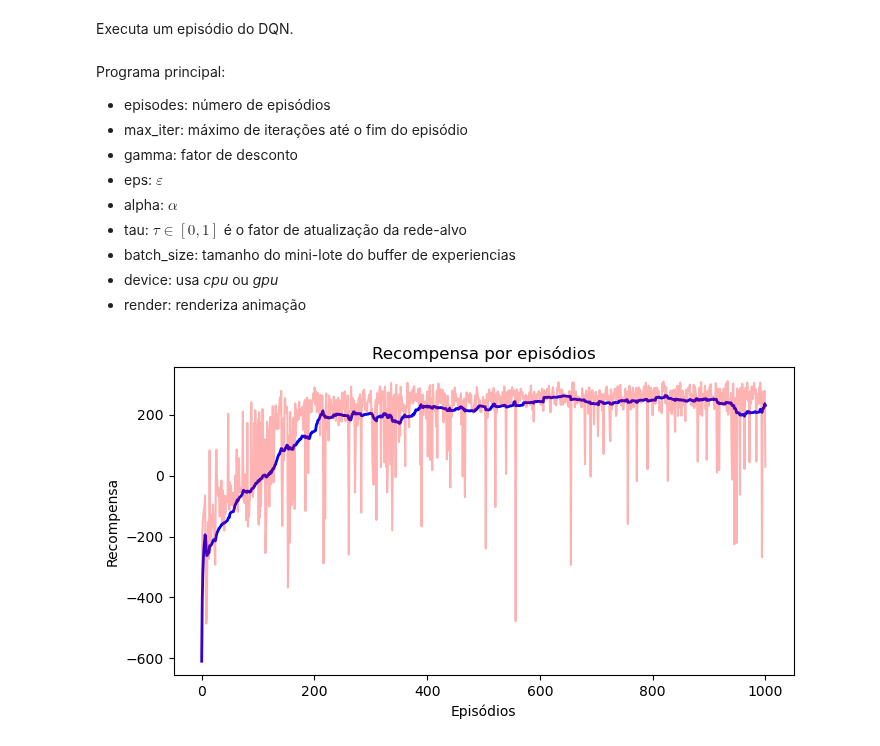
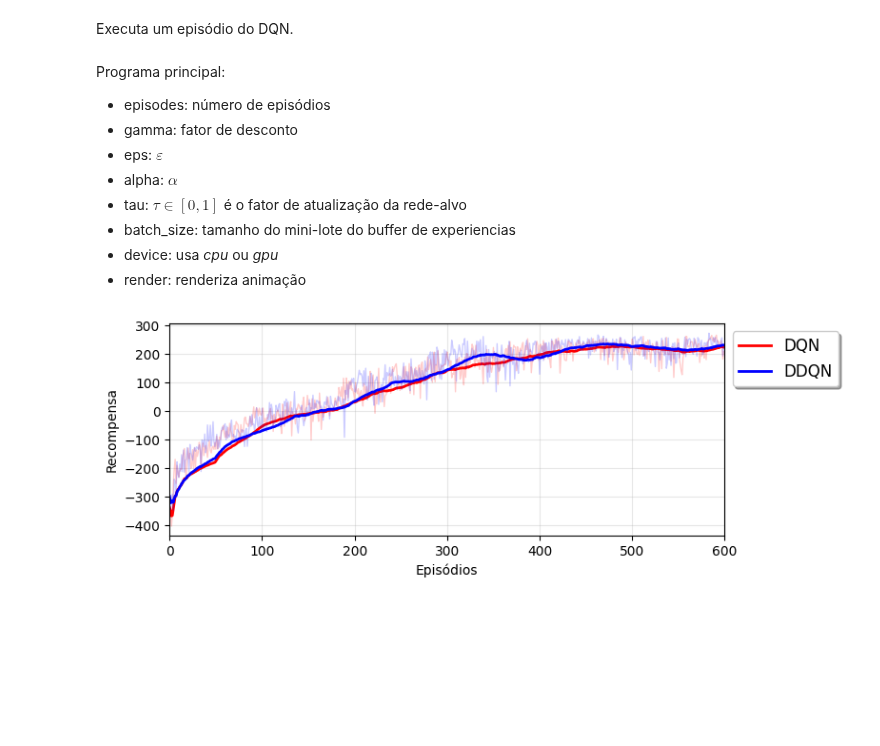
Before and after one commit to GTI-UFMG/IAR_codes, a Jupyter notebook: aula07/DQN_sondalunar.ipynb, the cells around one changed output. Drawn from its saved outputs; the diff is of its cells as text; code cells hidden in the pictures; blank space fills up the shorter version.

````diff
--- a/aula07/DQN_sondalunar.ipynb
+++ b/aula07/DQN_sondalunar.ipynb
@@ -47,10 +49,7 @@ O episódio termina se:
 # %% [markdown]
 Importando bibliotecas.
 # %%
-try:
-    import gymnasium as gym
-except:
-    import gym
+import gymnasium as gym
 import numpy as np
 import random
 import torch
@@ -60,7 +59,6 @@ import torch.optim as optim
 from IPython.display import clear_output
 from collections import deque, namedtuple
 import matplotlib.pyplot as plt
-plt.rcParams['figure.figsize'] = (8,4)
 # %% [markdown]
 Define arquitetura da Rede Neural Artificial (Perceptron) com ```state_size```entradas, ```action_size``` saídas e duas camadas escondidas de tamanho ```hidden```. A rede basicamente recebe um estado $s$ na entrada, provendo na saída $\hat{q}(s,\cdot, \boldsymbol{w})$ para todas as ```action_size``` ações.
 # %%
@@ -119,12 +116,13 @@ class DQN(object):
 
         # numero de episodios
         self.episode = 0
-        self.max_iter = parameters['max_iter']
 
         # parametros de aprendizado
         self.gamma = parameters['gamma']
         self.eps = parameters['eps']
         self.alpha = parameters['alpha']
+
+        # outros parametros
         self.type = parameters['type']
         self.device = parameters['device']
 
@@ -230,7 +238,6 @@ class DQN(DQN):
 Programa principal:
 
 - episodes: número de episódios
-- max_iter: máximo de iterações até o fim do episódio
 - gamma: fator de desconto
 - eps: $\varepsilon$
 - alpha: $\alpha$
@@ -243,50 +250,64 @@ Programa principal:
 # main
 ##########################################
 if __name__ == '__main__':
 
     plt.ion()
+    plt.rcParams['figure.figsize'] = (8,3)
+    plt.figure(1)
 
     # parametros
-    parameters = {'episodes'  : 1000,
-                  'max_iter'  : 1000,
+    parameters = {'episodes'  : 600,
                   'gamma'     : 0.99,
-                  'eps'       : 1.0e-1,
+                  'eps'       : 0.1,
                   'alpha'     : 5.0e-4,
-                  'tau'       : 1.0e-3,
+                  'tau'       : 5.0e-3,
                   'batch_size': 64,
-                  'type'      : 'DQN', # 'DQN' ou 'DDQN'
+                  'type'      : '', # 'DQN' ou 'DDQN'
                   'device'    : torch.device("cuda:0" if torch.cuda.is_available() else "cpu"),
                   'render'    : False,
+                  'nagents'   : 10,
                   }
 
     # historico dos reforços
-    rewards = []
-    avg_rewards = []
+    rewards_dqn = []
+    avg_dqn = []
+    rewards_ddqn = []
+    avg_ddqn = []
 
-    dqn = DQN(parameters)
+    # DQN algorithm
+    parameters['type'] = 'DQN'
+    dqns = [DQN(parameters) for _ in range(parameters['nagents'])]
+    parameters['type'] = 'DDQN'
+    ddqns = [DQN(parameters) for _ in range(parameters['nagents'])]
 
-    while dqn.episode <= parameters['episodes']:
+    # loop principal
+    for i in range(parameters['episodes']):
 
-        # roda um episodio
-        total_reward = dqn.runEpisode()
+        # roda um episodio e armazena a média de todos os agentes
+        rewards_dqn.append(np.mean( [dqn.run_episode() for dqn in dqns] ))
+        rewards_ddqn.append(np.mean( [dqn.run_episode() for dqn in ddqns] ))
 
-        # rewards
-        rewards.append(total_reward)
         # reward medio
-        avg_rewards.append(np.mean(rewards[-50:]))
+        avg_dqn.append(np.mean(rewards_dqn[-50:]))
+        avg_ddqn.append(np.mean(rewards_ddqn[-50:]))
 
-        plt.figure(1)
         clear_output(wait=True)
         plt.clf()
-        plt.plot(avg_rewards, 'b', linewidth=2)
-        plt.plot(rewards, 'r', alpha=0.3)
-        plt.title('Recompensa por episódios')
+        plt.plot(rewards_dqn, 'r', alpha=0.2, linewidth=1)
+        plt.plot(avg_dqn, 'r', linewidth=2, label='DQN')
+        plt.plot(rewards_ddqn, 'b', alpha=0.2, linewidth=1)
+        plt.plot(avg_ddqn, 'b', linewidth=2, label='DDQN')
+        #
+        plt.legend(loc='upper left', bbox_to_anchor=(1, 1), fancybox=True, shadow=True, fontsize=12, facecolor='w')
         plt.xlabel('Episódios')
         plt.ylabel('Recompensa')
-
+        plt.xlim([0, parameters['episodes']])
+        plt.grid(alpha=0.3)
+        plt.tight_layout()
+        plt.gcf().patch.set_alpha(0)
         plt.show()
         plt.pause(.1)
 
     plt.ioff()
 # %% [output]
-[figure, old version]
+[figure, new version]
````
Also changed, not shown: parts of 3 cells of this notebook.
